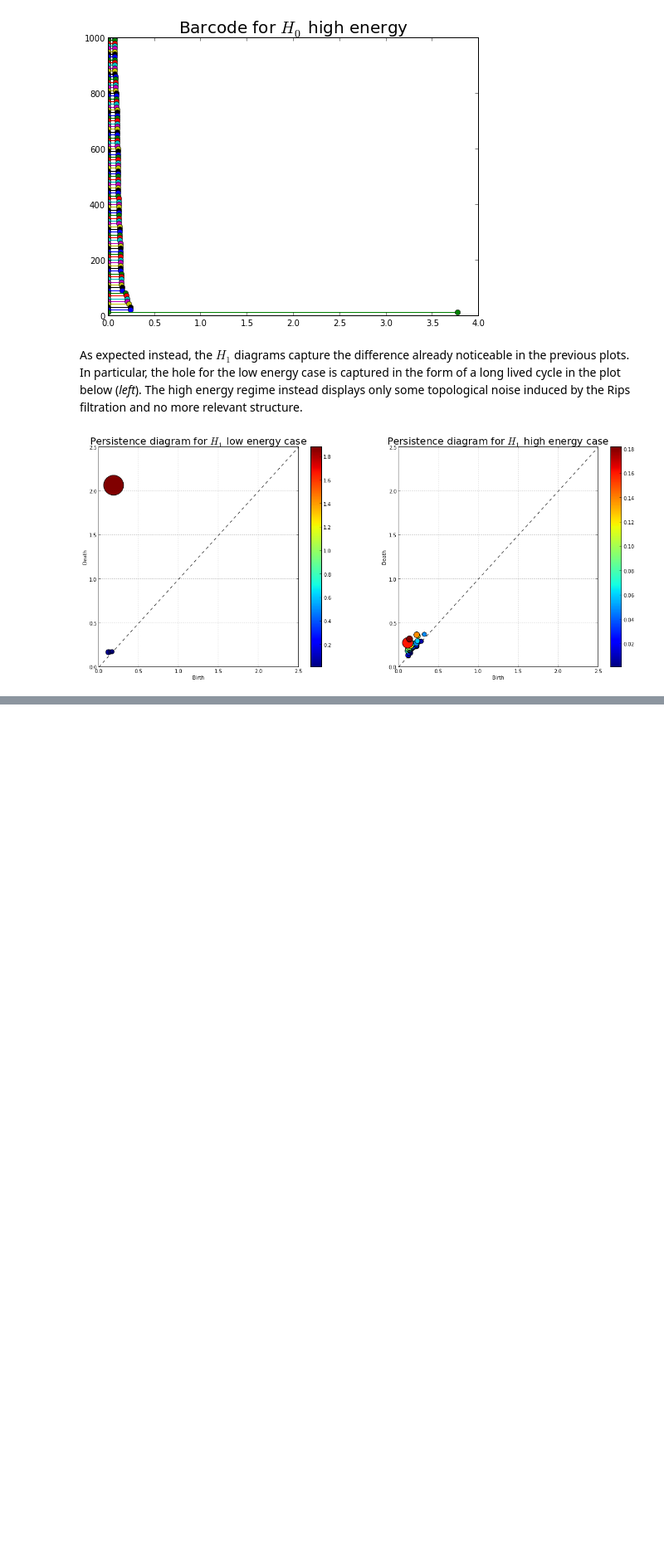
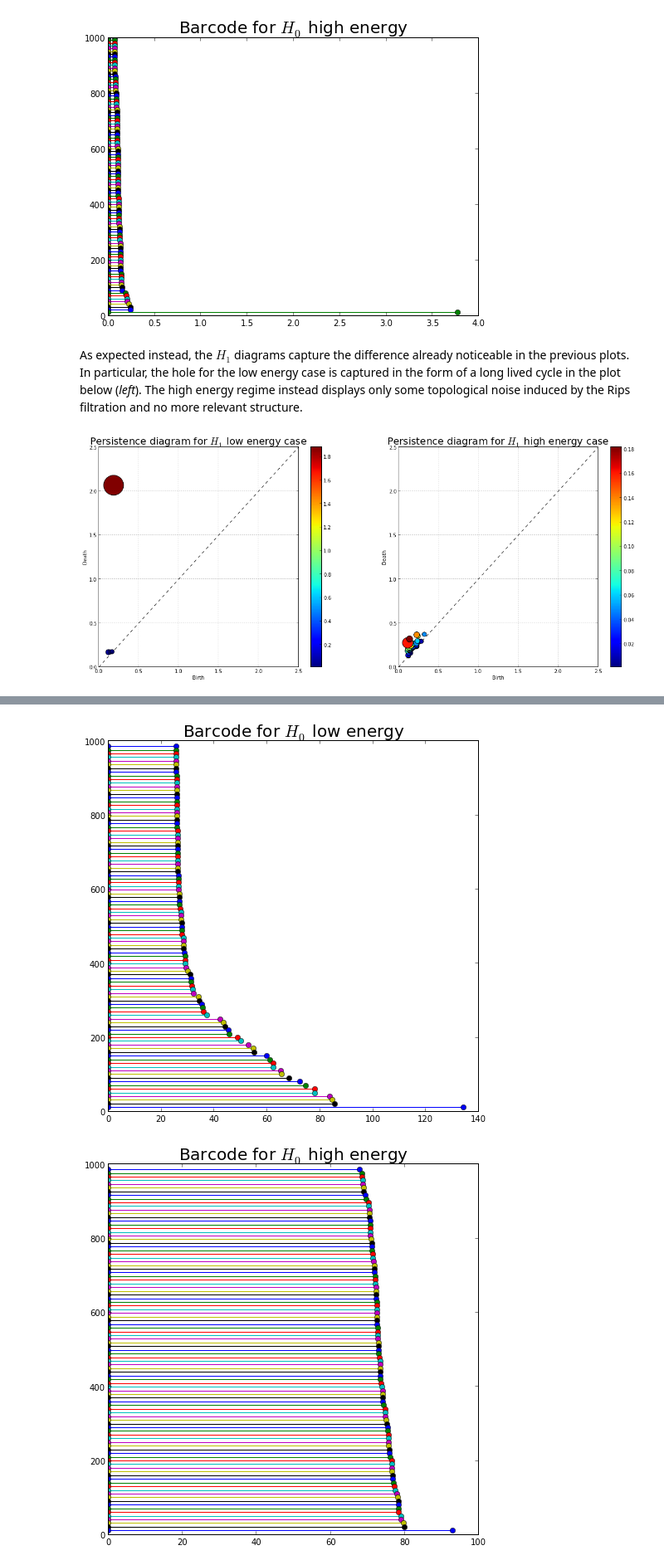
Before and after one commit to lordgrilo/hmf_topology, a Jupyter notebook: code/Report_configuration_space_initial_study.ipynb, the cells around one changed output, grey strips where cells are left out. Shown at 83% size. Saved outputs shown, nothing was run; the diff lists cells and outputs as text; code cells hidden in the pictures; blank space fills up the shorter version.

```diff
--- a/code/Report_configuration_space_initial_study.ipynb
+++ b/code/Report_configuration_space_initial_study.ipynb
@@ -287,0 +292,3 @@ highCS_ms = mean_std_phase_space(highCS)
+# %%
+wlow_dict=pickle.load(open('../data/low_energy/weighed_gen_report.pck'))
+whigh_dict=pickle.load(open('../data/high_energy/weighed_gen_report.pck'))
@@ -287,0 +299,12 @@ highCS_ms = mean_std_phase_space(highCS)
+# %%
+ho.barcode_creator(wlow_dict[0],sizea=8,sizeb=8,W=1);
+plt.title(r'Barcode for $H_0$ low energy',fontsize=20);
+
+plt.show()
+ho.barcode_creator(whigh_dict[0],sizea=8,sizeb=8,W=1);
+plt.title(r'Barcode for $H_0$ high energy',fontsize=20);
+
+plt.show()
+# %% [output]
+[figure, added]
+[figure, added]
```
Also changed, not shown: parts of 12 cells of this notebook.
